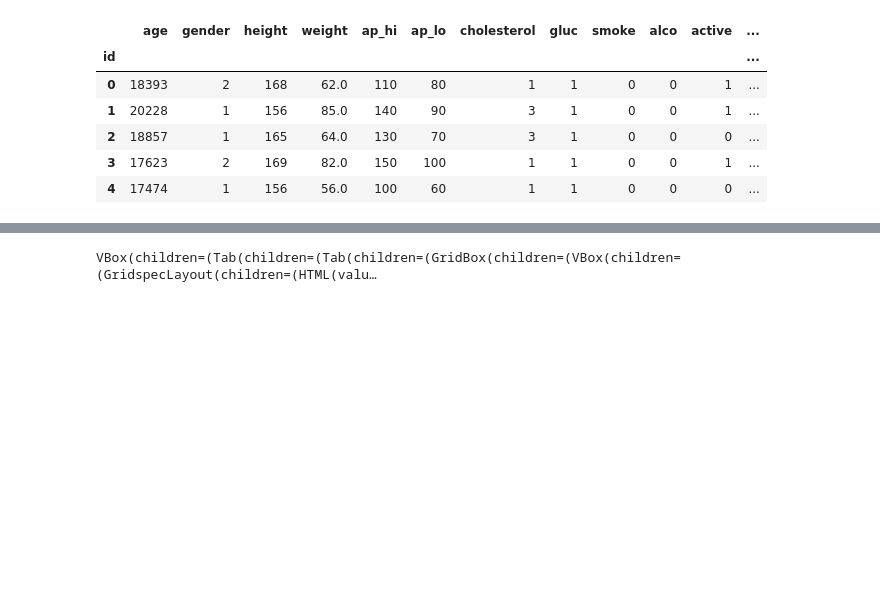
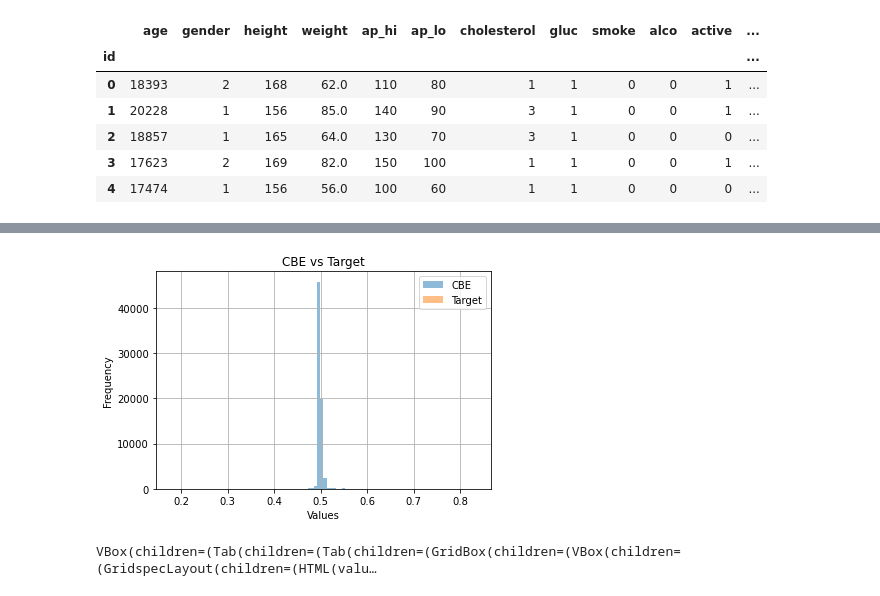
Before and after one commit to wh2353/datasciencecamp, a Jupyter notebook: SpringBoard_DS_track/DataScienceCapstone2/Capstone2_Kaggle_cardiovascular_data_wrangling.ipynb, the cells around one changed output, grey strips where cells are left out. Cells and saved outputs as stored; diff of their text form; code cells hidden in the pictures; blank space fills up the shorter version.

```diff
--- a/SpringBoard_DS_track/DataScienceCapstone2/Capstone2_Kaggle_cardiovascular_data_wrangling.ipynb
+++ b/SpringBoard_DS_track/DataScienceCapstone2/Capstone2_Kaggle_cardiovascular_data_wrangling.ipynb
@@ -35,0 +51,6 @@ The cardiovascular dataset shape is (70000, 12)
+# %%
+#gender = 1 is women and 2 is men
+full_data.gender = ['F' if g == 1 else 'M' for g in full_data.gender]
+
+
+full_data.gender.value_counts()
@@ -35,0 +61,21 @@ The cardiovascular dataset shape is (70000, 12)
+# %%
+
+import category_encoders as ce
+#compare catboostEncoder vs TargetEncoder
+
+
+
+
+
+
+
+train = full_data['gender']
+target = full_data.cardio
+
+cbe_encoder = ce.cat_boost.CatBoostEncoder()
+cbe_gender = cbe_encoder.fit_transform(train, target)
+
+
+
+target_encoder = ce.target_encoder.TargetEncoder()
+target_gender = target_encoder.fit_transform(train, target)
@@ -36,3 +107,21 @@ The cardiovascular dataset shape is (70000, 12)
+# %%
+#convert age into years
+full_data['age'] = full_data.age / 365.
+# %%
+full_data['cbe_gender'] = cbe_gender
+full_data['target_gender'] = target_gender
+# %%
+Yards_for_pass = full_data.cbe_gender.hist(alpha=0.5, label='CBE', bins=100)
+
+Yards_for_rush = full_data.target_gender.hist(alpha=0.5, label='Target', bins=100)
+
+plt.legend(loc='upper right')
+plt.xlabel('Values')
+plt.ylabel('Frequency')
+plt.title('CBE vs Target')
+plt.show()
+# %% [output]
+[figure, added]
 # %%
 
 
```
Also changed, not shown: parts of 4 cells of this notebook, 6 other files.
